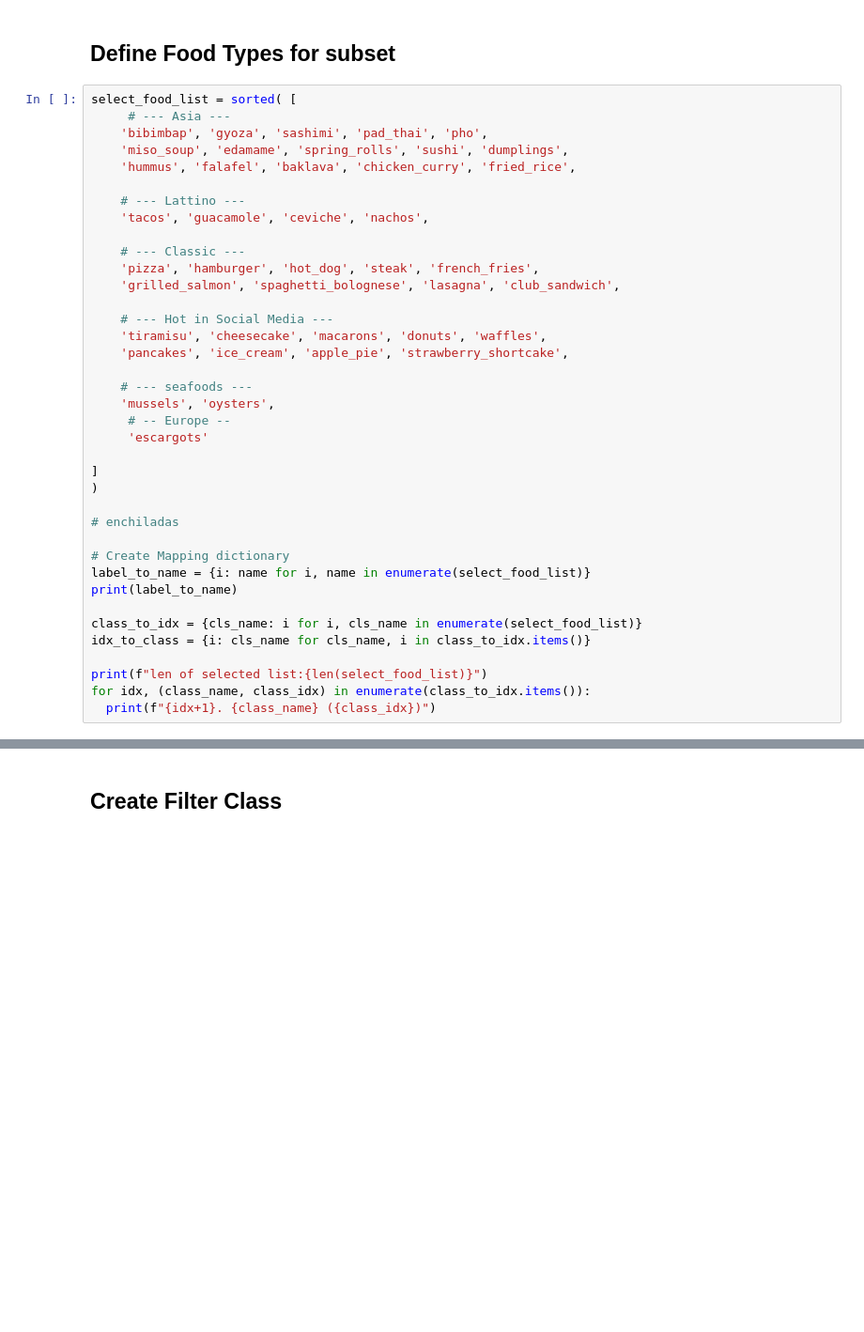
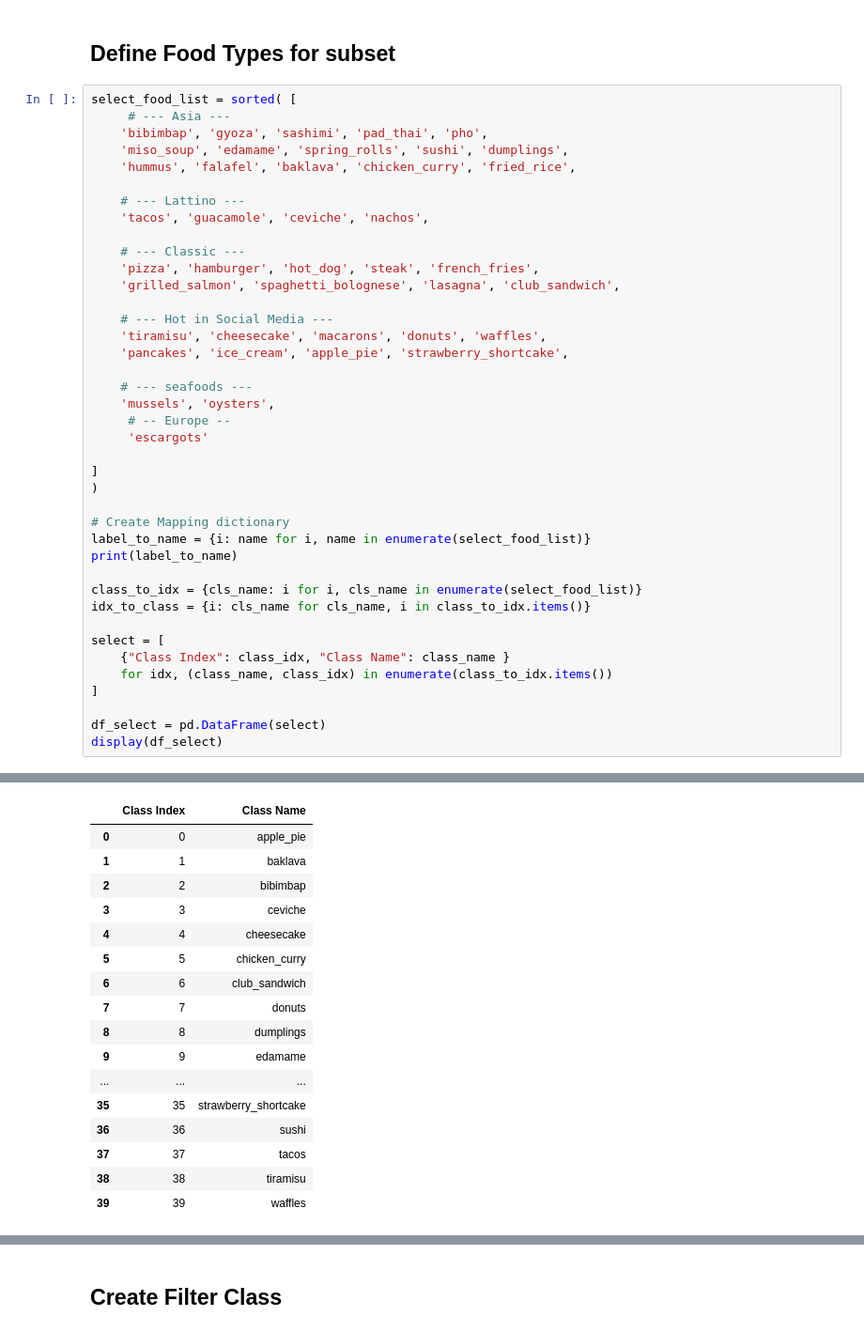
Before and after one commit to virwang/Fanshawe_DL_Pytorch26W, a Jupyter notebook: notebooks/Project_YunJiungWang.ipynb, the cells around one changed output, grey strips where cells are left out. Shown at 94% size. Cells and saved outputs as stored; diff of their text form; blank space fills up the shorter version.

Commit message:
change the verify selected label section

```diff
--- a/notebooks/Project_YunJiungWang.ipynb
+++ b/notebooks/Project_YunJiungWang.ipynb
@@ -165,8 +175,6 @@ select_food_list = sorted( [
 ]
 )
 
-# enchiladas
-
 # Create Mapping dictionary
 label_to_name = {i: name for i, name in enumerate(select_food_list)}
 print(label_to_name)
@@ -174,8 +182,12 @@ print(label_to_name)
 class_to_idx = {cls_name: i for i, cls_name in enumerate(select_food_list)}
 idx_to_class = {i: cls_name for cls_name, i in class_to_idx.items()}
 
-print(f"len of selected list:{len(select_food_list)}")
-for idx, (class_name, class_idx) in enumerate(class_to_idx.items()):
-  print(f"{idx+1}. {class_name} ({class_idx})")
+select = [
+    {"Class Index": class_idx, "Class Name": class_name }
+    for idx, (class_name, class_idx) in enumerate(class_to_idx.items())
+]
+
+df_select = pd.DataFrame(select)
+display(df_select)
 # %% [output]
 {0: 'apple_pie', 1: 'baklava', 2: 'bibimbap', 3: 'ceviche', 4: 'cheesecake', 5: 'chicken_curry', 6: 'club_sandwich', 7: 'donuts', 8: 'dumplings', 9: 'edamame', 10: 'escargots', 11: 'falafel', 12: 'fre ...
@@ -197,0 +194,17 @@ len of selected list:40
+|  | Class Index | Class Name |
+| 0 | 0 | apple_pie |
+| 1 | 1 | baklava |
+| 2 | 2 | bibimbap |
+| 3 | 3 | ceviche |
+| 4 | 4 | cheesecake |
+| 5 | 5 | chicken_curry |
+| 6 | 6 | club_sandwich |
+| 7 | 7 | donuts |
+| 8 | 8 | dumplings |
+| 9 | 9 | edamame |
+| ... | ... | ... |
+| 35 | 35 | strawberry_shortcake |
+| 36 | 36 | sushi |
+| 37 | 37 | tacos |
+| 38 | 38 | tiramisu |
+| 39 | 39 | waffles |
```
Also changed, not shown: parts of 26 cells of this notebook.
